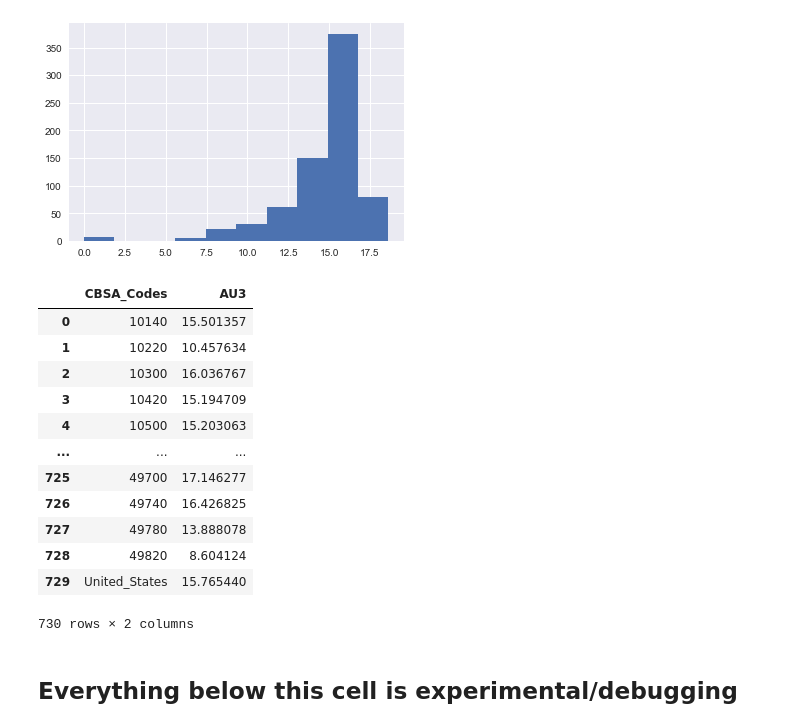
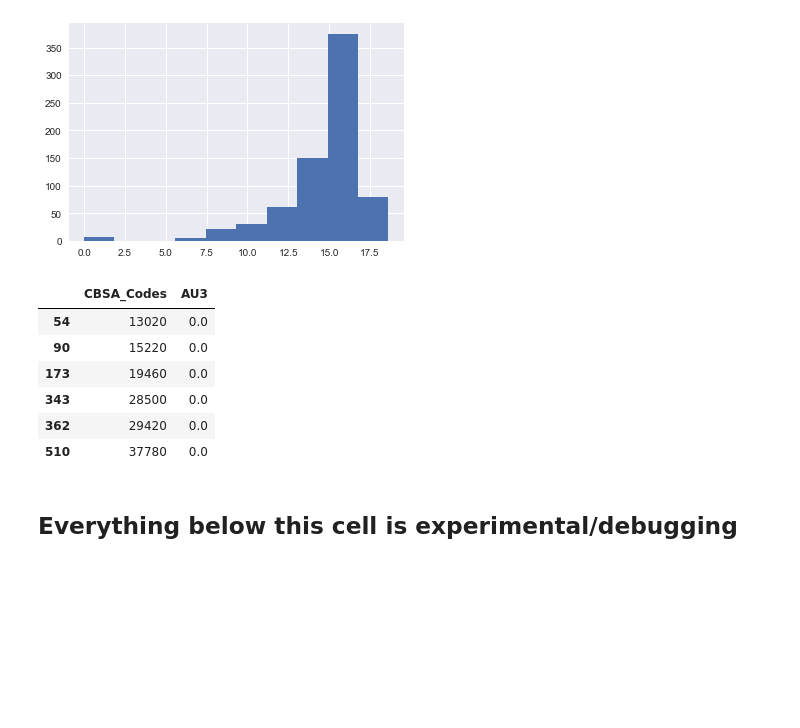
Before and after one commit to agupta01/ds3-zillow, a Jupyter notebook: recessioneffect_2.ipynb, the cells around one changed output. Drawn from its saved outputs; the diff is of its cells as text; code cells hidden in the pictures; blank space fills up the shorter version.

```diff
--- a/recessioneffect_2.ipynb
+++ b/recessioneffect_2.ipynb
@@ -235,22 +235,16 @@ cbsa_codes = [m['CBSA_Code'].iloc[0] for m in metro]
 
 final_metro = pd.DataFrame(data={"CBSA_Codes": cbsa_codes, "AU3": adjusted_outputs})
 final_metro.to_csv("AU3_results.csv")
-# %%
-final_metro
-# %% [output]
-|  | CBSA_Codes | AU3 |
-| 0 | 10140 | 15.501357 |
-| 1 | 10220 | 10.457634 |
-| 2 | 10300 | 16.036767 |
-| 3 | 10420 | 15.194709 |
-| 4 | 10500 | 15.203063 |
-| ... | ... | ... |
-| 725 | 49700 | 17.146277 |
-| 726 | 49740 | 16.426825 |
-| 727 | 49780 | 13.888078 |
-| 728 | 49820 | 8.604124 |
-| 729 | United_States | 15.765440 |
-730 rows × 2 columns
+# %%
+final_metro[final_metro.AU3 == 0]
+# %% [output]
+|  | CBSA_Codes | AU3 |
+| 54 | 13020 | 0.0 |
+| 90 | 15220 | 0.0 |
+| 173 | 19460 | 0.0 |
+| 343 | 28500 | 0.0 |
+| 362 | 29420 | 0.0 |
+| 510 | 37780 | 0.0 |
 # %% [markdown]
 ## Everything below this cell is experimental/debugging
 # %%
```
Also changed, not shown: 2 other files.
